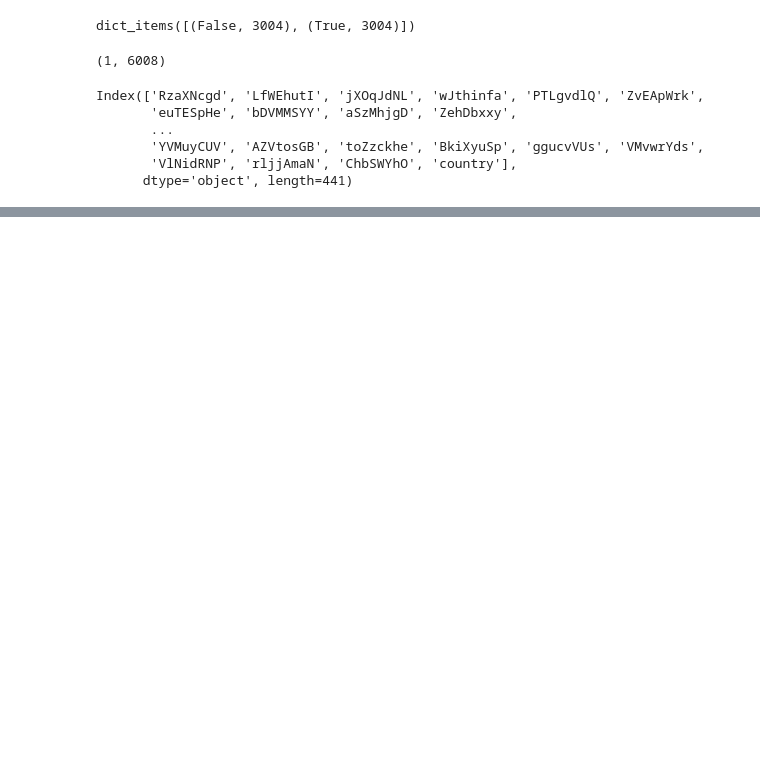
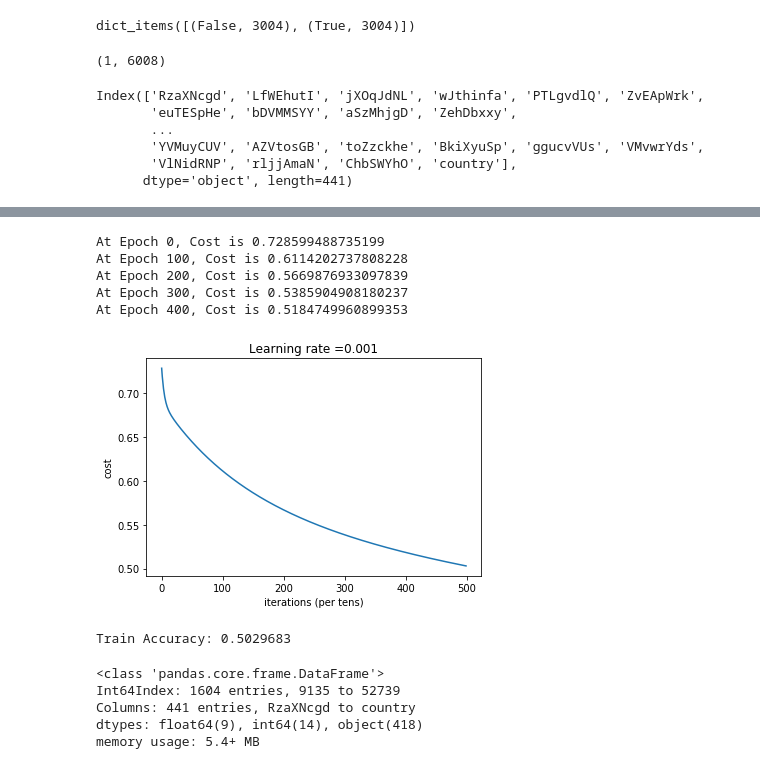
Before and after one commit to jaeycyril/poverty-prediction, a Jupyter notebook: wrangle_B.ipynb, the cells around one changed output, grey strips where cells are left out. Saved outputs shown, nothing was run; the diff lists cells and outputs as text; code cells hidden in the pictures; blank space fills up the shorter version.

```diff
--- a/wrangle_B.ipynb
+++ b/wrangle_B.ipynb
@@ -120,0 +124,35 @@ Index(['RzaXNcgd', 'LfWEhutI', 'jXOqJdNL', 'wJthinfa', 'PTLgvdlQ', 'ZvEApWrk',
+# %%
+def initialize_parameters():
+    '''inintialize the parameters for the 3 layer neural network'''
+    W1 = tf.get_variable("W1", [30,1432], initializer = tf.contrib.layers.xavier_initializer(dtype=tf.float64))
+    b1 = tf.get_variable("b1", [30,1], initializer = tf.zeros_initializer())
+    W2 = tf.get_variable("W2", [15,30], initializer = tf.contrib.layers.xavier_initializer(dtype=tf.float64))
+    b2 = tf.get_variable("b2", [15,1], initializer = tf.zeros_initializer())
+    W3 = tf.get_variable("W3", [1,15], initializer = tf.contrib.layers.xavier_initializer(dtype=tf.float64))
+    b3 = tf.get_variable("b3", [1,1], initializer = tf.zeros_initializer())
+
+    parameters = {"W1":W1, "b1":b1, "W2":W2, "b2":b2, "W3":W3, "b3":b3}
+
+    return parameters
+# %%
+def predict(parameters, X):
+    '''compute the forward pass of the neural network'''
+    Z1 = tf.add(tf.matmul(parameters["W1"], X), parameters["b1"])
+    A1 = tf.nn.relu(Z1)
+    Z2 = tf.add(tf.matmul(parameters["W2"], Z1), parameters["b2"])
+    A2 = tf.nn.relu(Z2)
+    Z3 = tf.add(tf.matmul(parameters["W3"], Z2), parameters["b3"])
+
+    return Z3
+# %%
+def make_placeholder(num_x, num_y):
+    X = tf.placeholder('float', [num_x, None])
+    Y = tf.placeholder('float', [num_y, None])
+
+    return X, Y
+# %%
+def get_cost(Z3, Y):
+    '''compute the cost function after an iteration'''
+    cost = tf.reduce_mean(tf.nn.sigmoid_cross_entropy_with_logits(logits=Z3, labels=Y))
+
+    return cost
@@ -120,0 +228,10 @@ Index(['RzaXNcgd', 'LfWEhutI', 'jXOqJdNL', 'wJthinfa', 'PTLgvdlQ', 'ZvEApWrk',
+# %%
+B_params = fit(bX_resampled, bY_resampled, epochs=500)
+# %% [output]
+At Epoch 0, Cost is 0.728599488735199
+At Epoch 100, Cost is 0.6114202737808228
+At Epoch 200, Cost is 0.5669876933097839
+At Epoch 300, Cost is 0.5385904908180237
+At Epoch 400, Cost is 0.5184749960899353
+[figure, added]
+Train Accuracy: 0.5029683
@@ -120,0 +244,8 @@ Index(['RzaXNcgd', 'LfWEhutI', 'jXOqJdNL', 'wJthinfa', 'PTLgvdlQ', 'ZvEApWrk',
+# %%
+b_test.info()
+# %% [output]
+<class 'pandas.core.frame.DataFrame'>
+Int64Index: 1604 entries, 9135 to 52739
+Columns: 441 entries, RzaXNcgd to country
+dtypes: float64(9), int64(14), object(418)
+memory usage: 5.4+ MB
```
Also changed, not shown: parts of 18 cells of this notebook, 3 other files.
